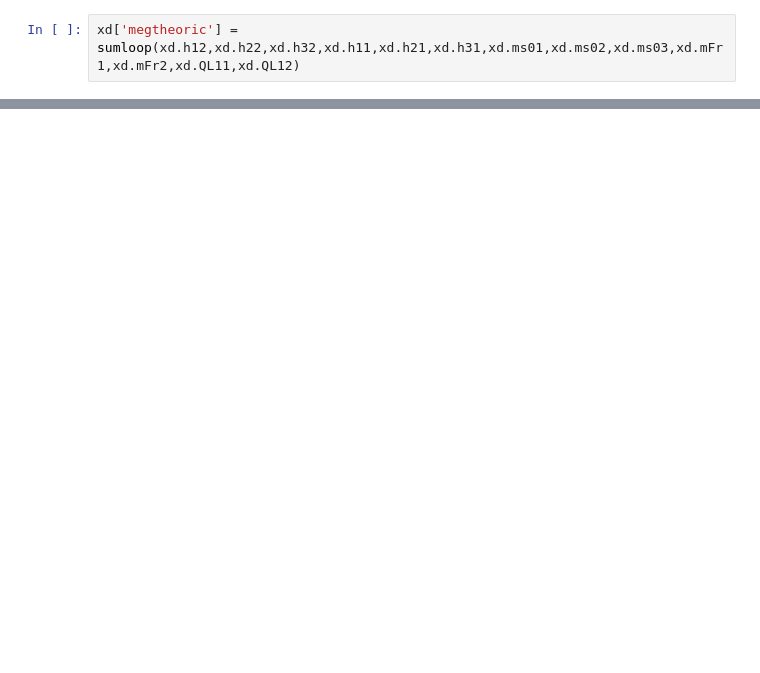
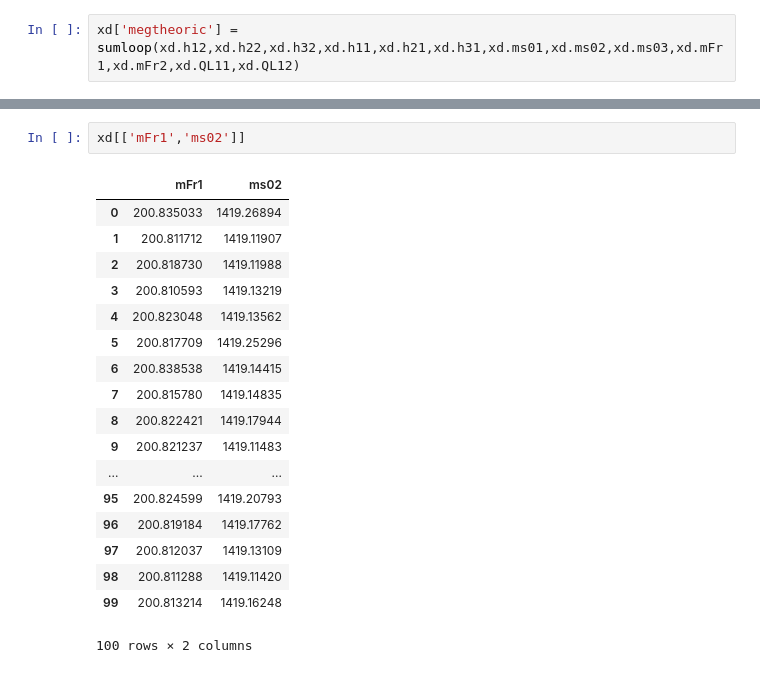
Before and after one commit to anferivera/T12B, a Jupyter notebook: mu-e-gamma.ipynb, the cells around one changed output, grey strips where cells are left out. Drawn from its saved outputs; the diff is of its cells as text; blank space fills up the shorter version.

```diff
--- a/mu-e-gamma.ipynb
+++ b/mu-e-gamma.ipynb
@@ -243,0 +240,21 @@ plt.savefig('plots/muegamma.pdf')
+# %%
+xd[['mFr1','ms02']]
+# %% [output]
+|  | mFr1 | ms02 |
+| 0 | 200.835033 | 1419.26894 |
+| 1 | 200.811712 | 1419.11907 |
+| 2 | 200.818730 | 1419.11988 |
+| 3 | 200.810593 | 1419.13219 |
+| 4 | 200.823048 | 1419.13562 |
+| 5 | 200.817709 | 1419.25296 |
+| 6 | 200.838538 | 1419.14415 |
+| 7 | 200.815780 | 1419.14835 |
+| 8 | 200.822421 | 1419.17944 |
+| 9 | 200.821237 | 1419.11483 |
+| ... | ... | ... |
+| 95 | 200.824599 | 1419.20793 |
+| 96 | 200.819184 | 1419.17762 |
+| 97 | 200.812037 | 1419.13109 |
+| 98 | 200.811288 | 1419.11420 |
+| 99 | 200.813214 | 1419.16248 |
+100 rows × 2 columns
```
Also changed, not shown: parts of 10 cells of this notebook, 5 other files.
